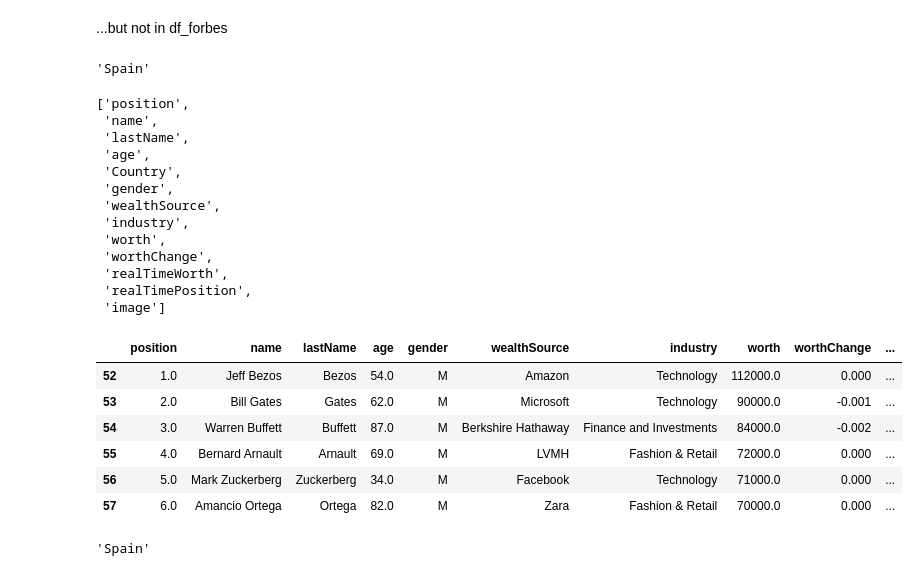
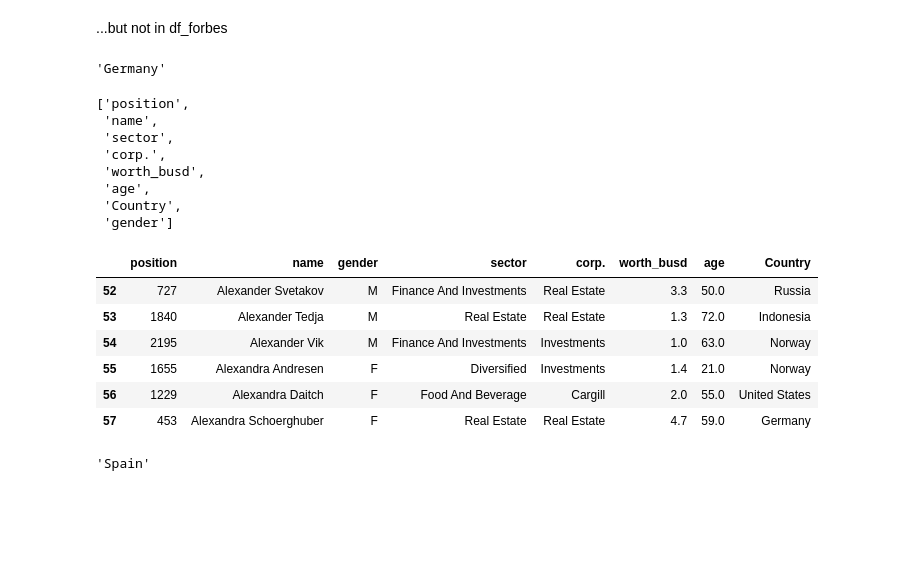
Before and after one commit to herreradelduque/Ironhack-Module-1-Project---Pandas-Pipelines, a Jupyter notebook: notebooks/notebook2.ipynb, the cells around one changed output. Cells and saved outputs as stored; diff of their text form; code cells hidden in the pictures; blank space fills up the shorter version.

```diff
--- a/notebooks/notebook2.ipynb
+++ b/notebooks/notebook2.ipynb
@@ -92,0 +116,3 @@ df_forbes.head(5)
+# %%
+forbes_df = pd.read_csv('../data/processed/forbes_df.csv',index_col=0)
+forbes_df
@@ -92,0 +133,3 @@ df_forbes.head(5)
+# %%
+forbes_df.drop(['id','image','country','age_years','gender'], axis=1, inplace=True)
+forbes_df
@@ -92,0 +150,3 @@ df_forbes.head(5)
+# %%
+forbes_df = pd.merge(forbes_df,df_forbes_kag, on='name',sort=True)
+forbes_df[45:60]
@@ -100,40 +178,35 @@ df_countries['Country'].iloc[190]
 # %% [markdown]
 ...but not in df_forbes
 # %%
-df_forbes.rename(columns={'country':'Country'}, inplace=True)
-df_forbes['Country'].iloc[57]
+forbes_df.rename(columns={'country':'Country'}, inplace=True)
+forbes_df['Country'].iloc[57]
 # %% [output]
-'Spain'
+'Germany'
 # %%
-cols_forbes = df_forbes.columns.tolist()
+cols_forbes = forbes_df.columns.tolist()
 cols_forbes
 # %% [output]
 ['position',
  'name',
- 'lastName',
+ 'sector',
+ 'corp.',
+ 'worth_busd',
  'age',
  'Country',
- 'gender',
- 'wealthSource',
- 'industry',
- 'worth',
- 'worthChange',
- 'realTimeWorth',
- 'realTimePosition',
- 'image']
+ 'gender']
 # %%
-cols = ['position', 'name', 'lastName', 'age', 'gender', 'wealthSource', 'industry', 'worth', 'worthChange','realTimeWorth','realTimePosition','image','Country']
+cols = ['position', 'name', 'gender', 'sector', 'corp.', 'worth_busd', 'age','Country']
 
-df_forbes = df_forbes[cols]
-df_forbes[52:58]
+forbes_df = forbes_df[cols]
+forbes_df[52:58]
 # %% [output]
-|  | position | name | lastName | age | gender | wealthSource | industry | worth | worthChange | ... |
-| 52 | 1.0 | Jeff Bezos | Bezos | 54.0 | M | Amazon | Technology | 112000.0 | 0.000 | ... |
-| 53 | 2.0 | Bill Gates | Gates | 62.0 | M | Microsoft | Technology | 90000.0 | -0.001 | ... |
-| 54 | 3.0 | Warren Buffett | Buffett | 87.0 | M | Berkshire Hathaway | Finance and Investments | 84000.0 | -0.002 | ... |
-| 55 | 4.0 | Bernard Arnault | Arnault | 69.0 | M | LVMH | Fashion & Retail | 72000.0 | 0.000 | ... |
-| 56 | 5.0 | Mark Zuckerberg | Zuckerberg | 34.0 | M | Facebook | Technology | 71000.0 | 0.000 | ... |
-| 57 | 6.0 | Amancio Ortega | Ortega | 82.0 | M | Zara | Fashion & Retail | 70000.0 | 0.000 | ... |
+|  | position | name | gender | sector | corp. | worth_busd | age | Country |
+| 52 | 727 | Alexander Svetakov | M | Finance And Investments | Real Estate | 3.3 | 50.0 | Russia |
+| 53 | 1840 | Alexander Tedja | M | Real Estate | Real Estate | 1.3 | 72.0 | Indonesia |
+| 54 | 2195 | Alexander Vik | M | Finance And Investments | Investments | 1.0 | 63.0 | Norway |
+| 55 | 1655 | Alexandra Andresen | F | Diversified | Investments | 1.4 | 21.0 | Norway |
+| 56 | 1229 | Alexandra Daitch | F | Food And Beverage | Cargill | 2.0 | 55.0 | United States |
+| 57 | 453 | Alexandra Schoerghuber | F | Real Estate | Real Estate | 4.7 | 59.0 | Germany |
 # %%
 df_countries['Country'] = df_countries['Country'].map(lambda x: x.strip())
 # %%
```
Also changed, not shown: parts of 32 cells of this notebook, 4 other files.
